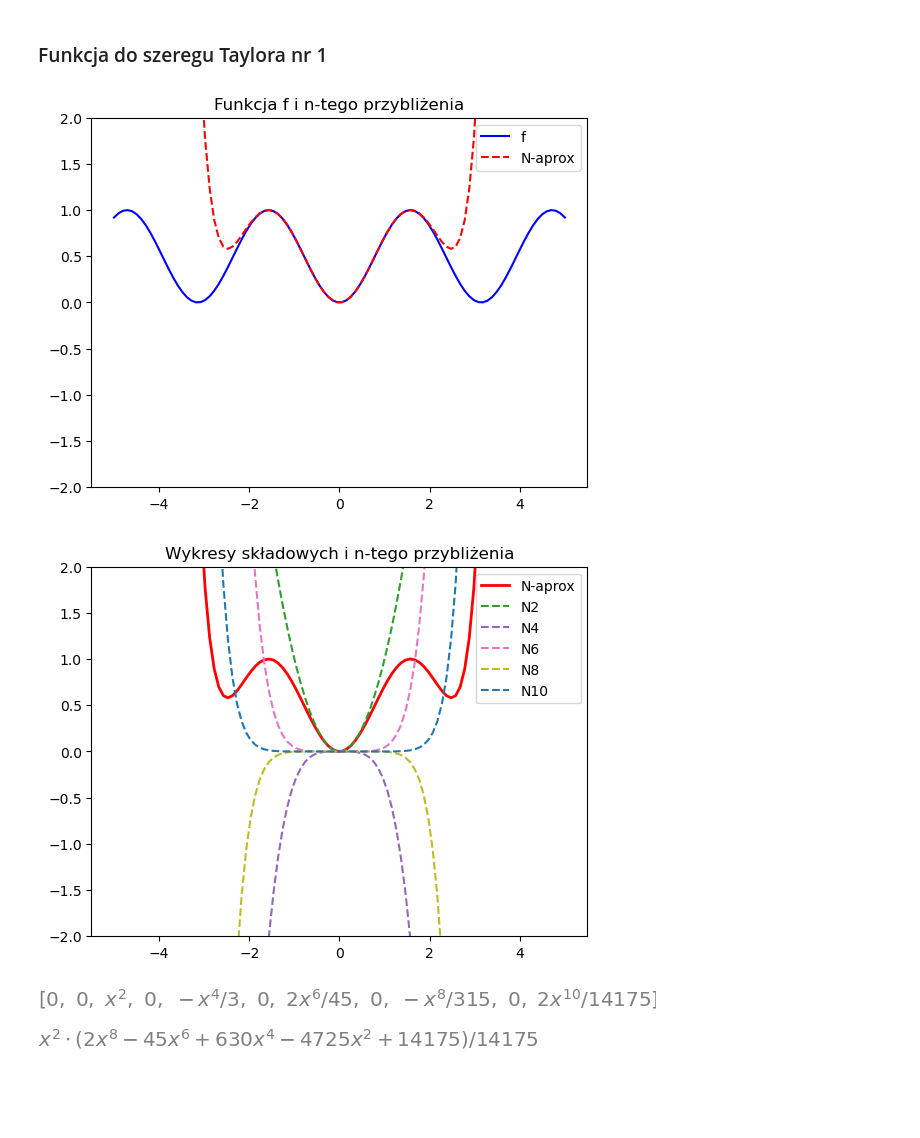
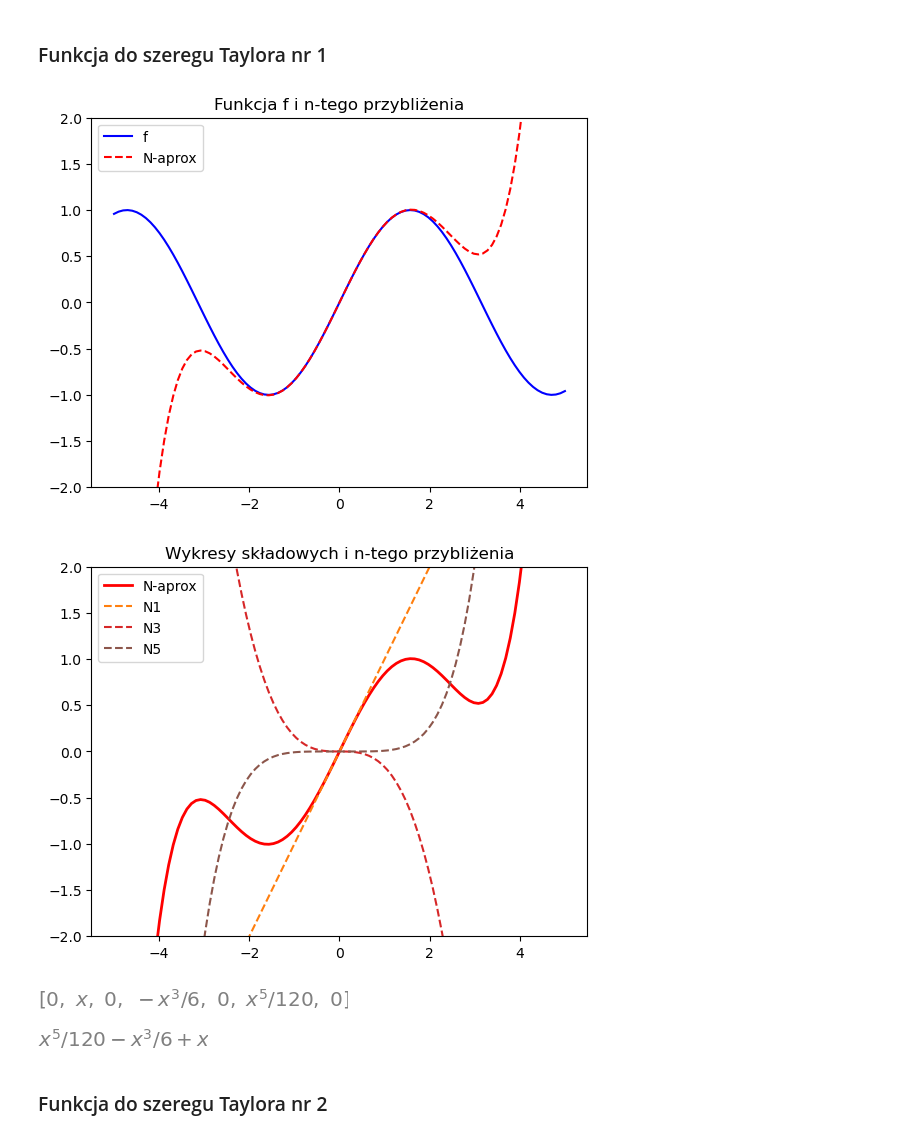
Before and after one commit to pzajaczkowski/ONWP, a Jupyter notebook: lista6/taylor.ipynb, the cells around one changed output. Cells and saved outputs as stored; diff of their text form; code cells hidden in the pictures; blank space fills up the shorter version.

Commit message:
taylor2

```diff
--- a/lista6/taylor.ipynb
+++ b/lista6/taylor.ipynb
@@ -69,11 +69,13 @@ def taylor1(f, n, x0=0):
 
     return skladowe, n_aprox
 # %%
-skladowe, n_aprox = taylor1((sin(x) ** 2), 10)
+skladowe, n_aprox = taylor1(sin(x), 6)
 display(skladowe)
 display(n_aprox)
 # %% [output]
-[figure, old version]
+[figure, new version]
-[figure, old version]
+[figure, new version]
-[figure, old version]
+[figure, new version]
-[figure, old version]
+[figure, new version]
+# %% [markdown]
+### Funkcja do szeregu Taylora nr 2
```
Also changed, not shown: parts of 2 cells of this notebook.
